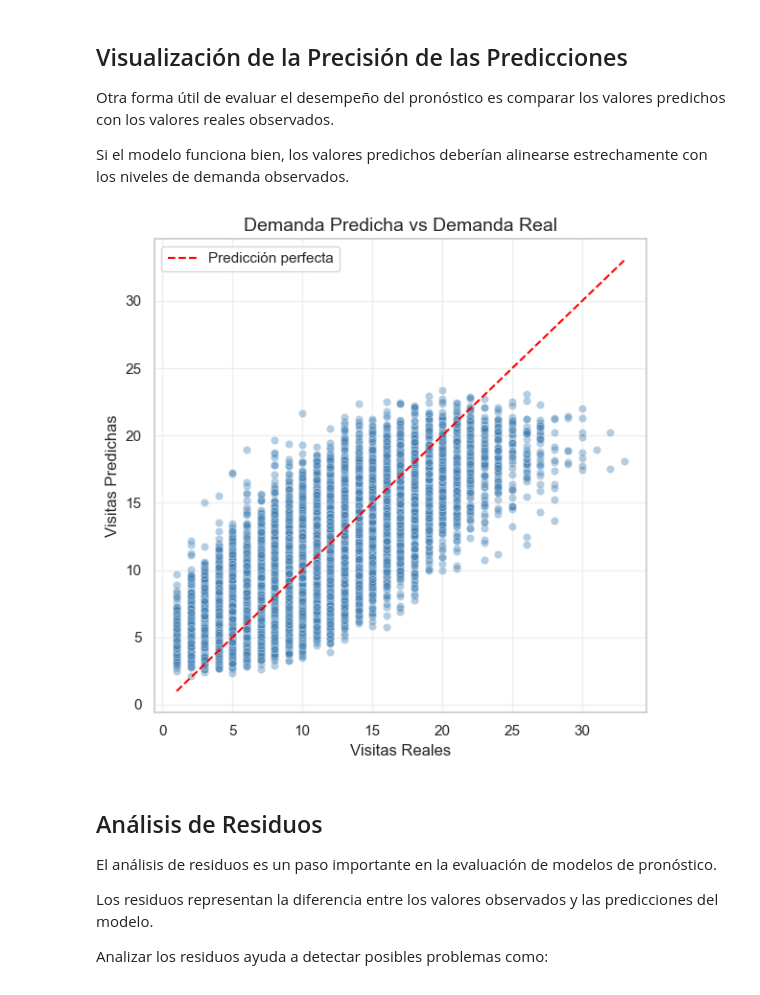
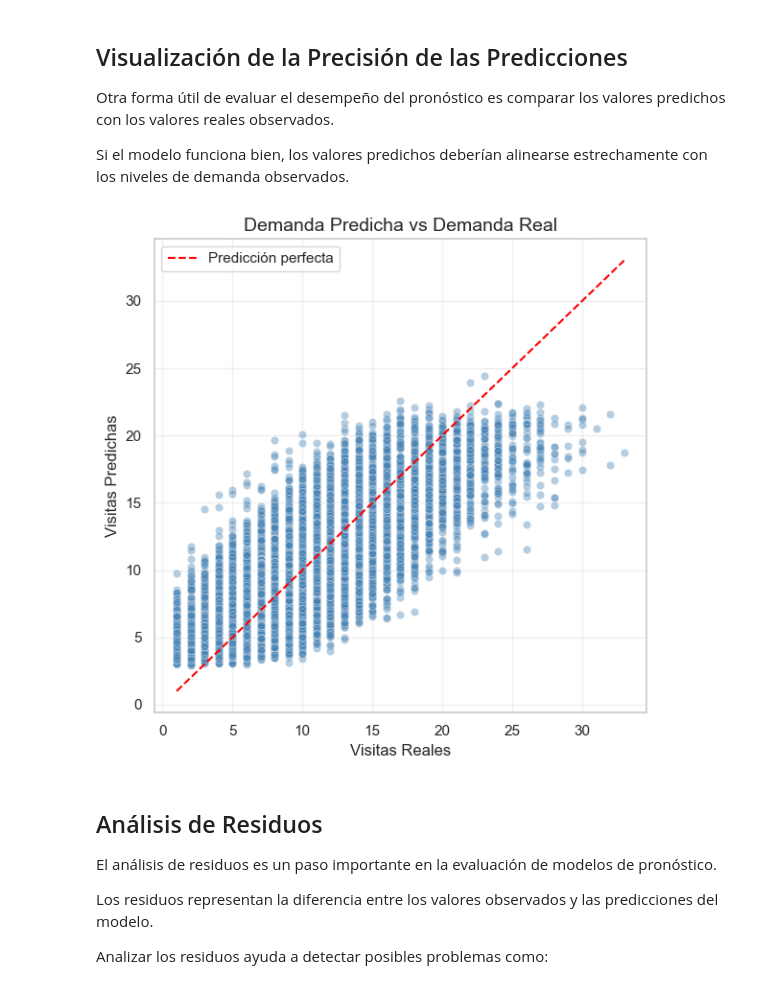
Before and after one commit to semersonantonio/Portfolio, a Jupyter notebook: ES_MexikansVeterinaryNetwork/notebooks/05_demand_forecasting.ipynb, the cells around one changed output. Saved outputs shown, nothing was run; the diff lists cells and outputs as text; code cells hidden in the pictures.

```diff
--- a/ES_MexikansVeterinaryNetwork/notebooks/05_demand_forecasting.ipynb
+++ b/ES_MexikansVeterinaryNetwork/notebooks/05_demand_forecasting.ipynb
@@ -716,36 +748,36 @@ plt.figure(figsize=(6,6))
 
 sns.scatterplot(
     x=y_test,
-    y=pred_rf,
+    y=pred_gb,
     alpha=0.4,
     color="steelblue"
 )
 
 # linha ideal (y = x)
 plt.plot(
     [y_test.min(), y_test.max()],
     [y_test.min(), y_test.max()],
     linestyle="--",
     color="red",
     label="Predicción perfecta"
 )
 
 plt.title("Demanda Predicha vs Demanda Real")
 
 plt.xlabel("Visitas Reales")
 plt.ylabel("Visitas Predichas")
 
 plt.legend()
 
 plt.grid(alpha=0.3)
 
 save_plot("predicted_vs_actual_scatter")
 
 plt.tight_layout()
 
 plt.show()
 # %% [output]
-[figure, old version]
+[figure, new version]
 # %% [markdown]
 ## Análisis de Residuos
 
```
Also changed, not shown: parts of 11 cells of this notebook, 9 other files.
